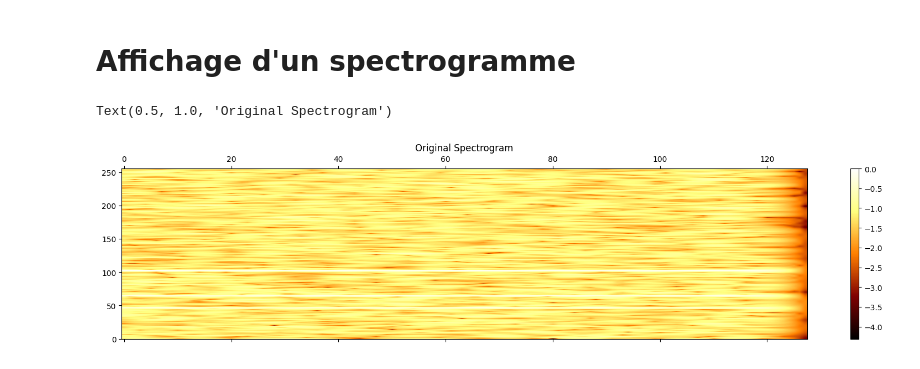
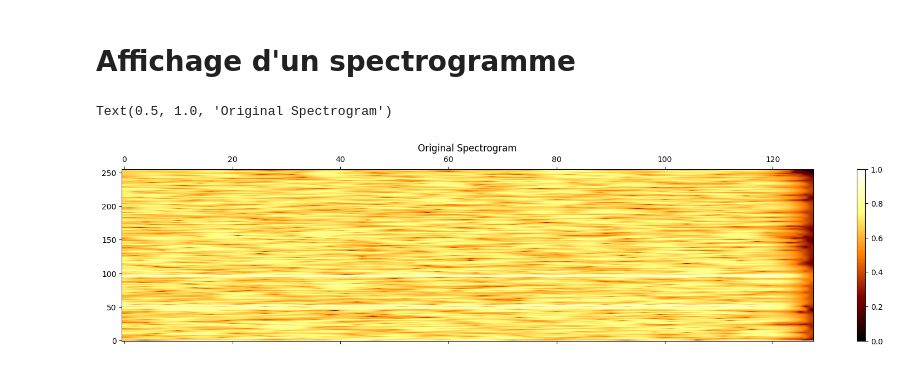
Before and after one commit to GabrielCMG/ProjetDeepLearning, a Jupyter notebook: test.ipynb, the cells around one changed output. Cells and saved outputs as stored; diff of their text form; code cells hidden in the pictures.

Commit message:
ajout d'une fonction de normalisation

```diff
--- a/test.ipynb
+++ b/test.ipynb
@@ -100,6 +100,12 @@ def pretty_spectrogram(d,log = True, thresh= 5, fft_size = 512, step_size = 64):
         specgram[specgram < thresh] = thresh # set anything less than the threshold as the threshold
 
     return specgram
+
+def normalisation(X):
+    minX = np.min(X)
+    maxX = np.max(X)
+
+    return (X - minX)/(maxX - minX)
 # %% [markdown]
 # Chargement des paramètres
 # %%
@@ -121,14 +127,16 @@ train = pd.read_csv('train.csv', header=None).to_numpy()
 # %% [markdown]
 # Affichage d'un spectrogramme
 # %%
-s = train[215, :]
+s = train[600, :]
 
 X = pretty_spectrogram(s.astype('float64'), fft_size = fft_size, step_size = step_size, log = True, thresh = spec_thresh)
+
+X = normalisation(X)
 
 fig, ax = plt.subplots(nrows=1,ncols=1, figsize=(20,4))
 cax = ax.matshow(np.transpose(X), interpolation='bilinear', aspect='auto', cmap=plt.cm.afmhot, origin='lower')
 fig.colorbar(cax)
 plt.title('Original Spectrogram')
 # %% [output]
 Text(0.5, 1.0, 'Original Spectrogram')
-[figure, old version]
+[figure, new version]
```
